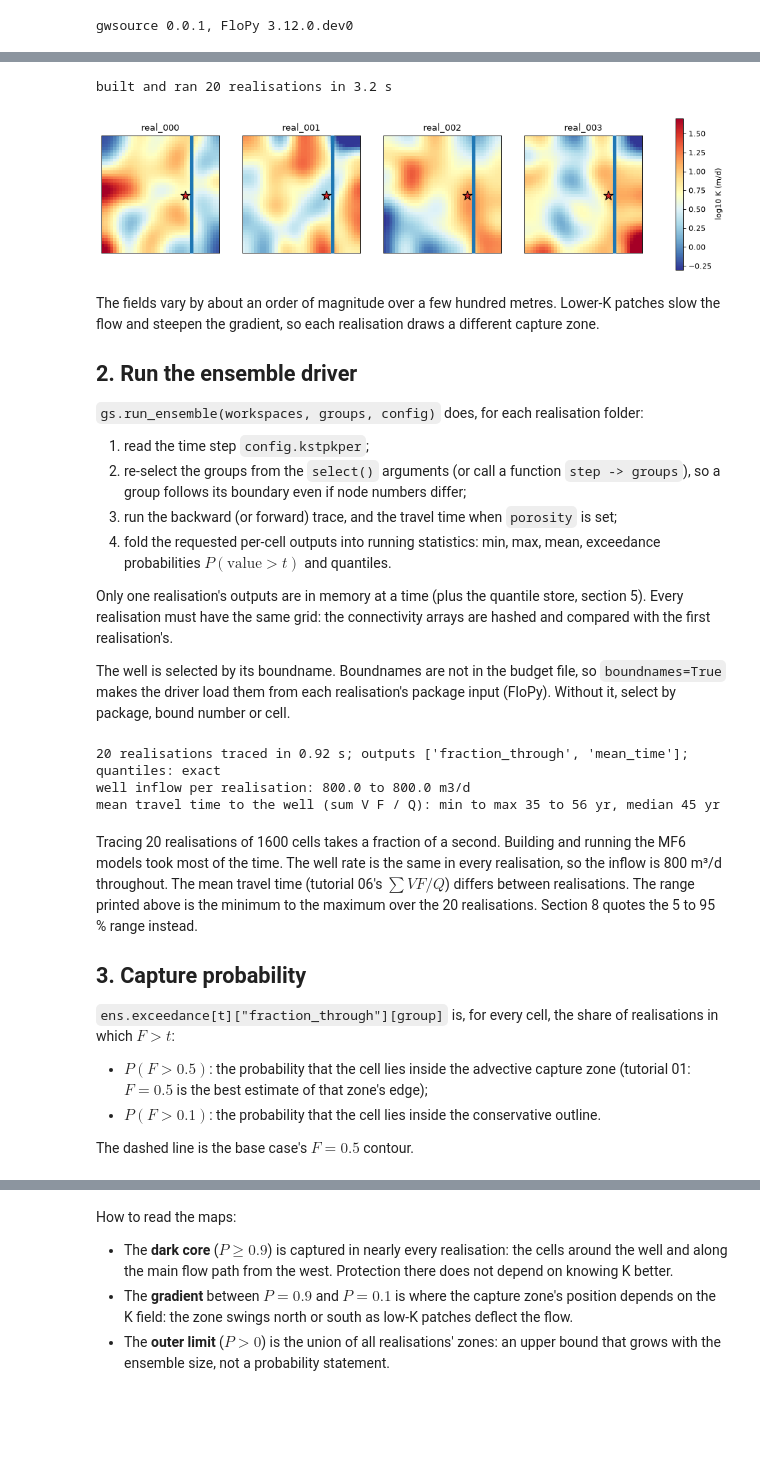
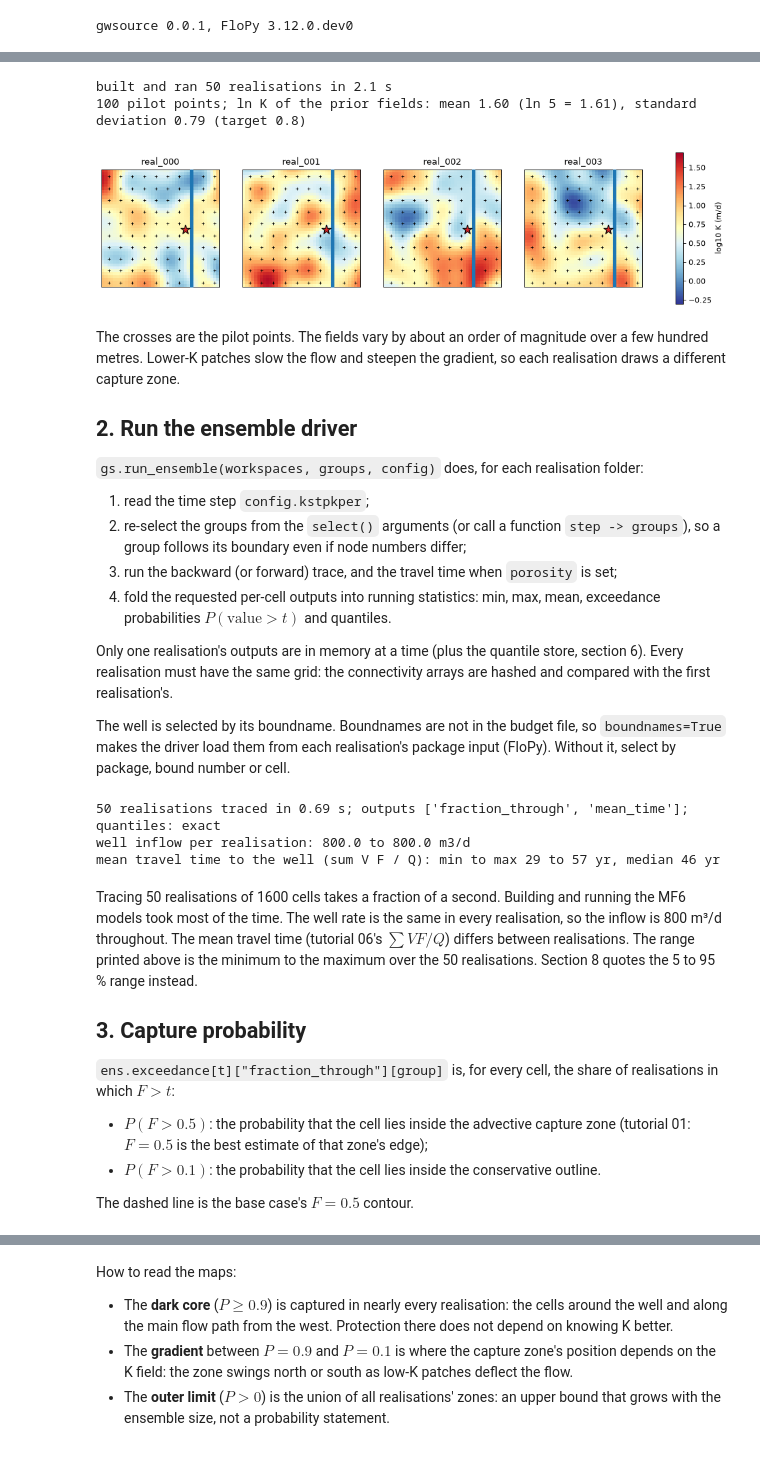
Before and after one commit to rhugman/gw-source, a Jupyter notebook: tutorials/09_ensembles/09_ensembles.ipynb, the cells around one changed output, grey strips where cells are left out. Saved outputs shown, nothing was run; the diff lists cells and outputs as text; code cells hidden in the pictures; blank space fills up the shorter version.

```diff
--- a/tutorials/09_ensembles/09_ensembles.ipynb
+++ b/tutorials/09_ensembles/09_ensembles.ipynb
@@ -42,10 +42,12 @@ import gwsource as gs  # noqa: E402
 NOTEBOOK_START = time.perf_counter()
 WORK = hbd.work_dir("09_ensembles", clean=True)  # tutorials/_work/09_ensembles (git-ignored)
 MF6 = hbd.mf6_exe()  # <repo>/bin/mf6
-N_REAL = 20  # number of K realisations
-ENSEMBLE_SEED = 7  # seeds the realisation seeds
+N_REAL = 50  # number of K realisations in the prior ensemble
+PRIOR_SEED = 3  # draws the prior ensemble
 SIGMA_LNK = 0.8  # standard deviation of ln K
-CORRELATION_CELLS = 4.0  # smoothing length of the K field, in cells
+CORRELATION_LENGTH = 400.0  # m: ln K is correlated as exp(-(r / CORRELATION_LENGTH)^2)
+PP_SPACING = 4  # pilot points every 4 cells (200 m): a 10 x 10 grid
+NUGGET = 1e-4  # keeps the pilot-point correlation matrix well conditioned
 GROUP = "well"
 GROUPS = {GROUP: {"boundnames": ["supply_well"]}}  # select() arguments, applied to every realisation
 THRESHOLDS = (0.1, 0.5)  # capture probability P(F > t)
@@ -62,10 +64,6 @@ N_OBS = 40  # number of head observation cells
 OBS_SEED = 11  # picks the observation cells
 NOISE_SD = 0.05  # standard deviation of the head measurement noise (m)
 NOISE_SEED = 12  # draws the noise added to the true heads
-PP_SPACING = 4  # pilot points every 4 cells (200 m): a 10 x 10 grid
-NUGGET = 1e-4  # keeps the pilot-point correlation matrix well conditioned
-N_REAL_IES = 50  # size of the prior ensemble
-PRIOR_SEED = 3  # draws the prior ensemble
 N_ITER = 3  # PEST++ IES iterations (NOPTMAX)
 N_WORKERS = min(8, os.cpu_count() or 1)  # local PEST++ workers; 0 runs PEST++ serially
 
@@ -82,30 +87,40 @@ These realisations are a prior: no data has shaped them. Section 9 conditions a
 # %%
 start = time.perf_counter()
-folders = hbd.build_ensemble(
-    WORK / "ensemble", MF6, N_REAL, seed=ENSEMBLE_SEED, sigma_lnk=SIGMA_LNK,
-    correlation_cells=CORRELATION_CELLS,
-)
-print(f"built and ran {len(folders)} realisations in {time.perf_counter() - start:.1f} s")
 base = hbd.build_quickstart(WORK / "base", MF6)
+spec = base.spec  # the homogeneous quickstart aquifer: grid, stresses and mean K
 base_step = gs.read_step(base.ws, boundnames=True)
 base_res = gs.backward(base_step, {GROUP: gs.select(base_step, **GROUPS[GROUP])})
 F_base = base_res.fraction_through[GROUP]
 
+mean_k = float(spec.k)
+pp_cells = helpers.pilot_point_cells(spec, PP_SPACING)
+pp_cov = helpers.pilot_point_covariance(spec, pp_cells, CORRELATION_LENGTH, NUGGET)
+weights = helpers.kriging_weights(spec, pp_cells, CORRELATION_LENGTH, NUGGET)  # (nrow, ncol, pilot points)
+prior_values = helpers.draw_prior(pp_cov, mean_k, SIGMA_LNK, N_REAL, PRIOR_SEED)  # (realisations, pilot points)
+model = helpers.build_kriged_model(WORK / "model", MF6, spec, weights, mean_k)
+folders = helpers.run_parameter_ensemble(model, WORK / "prior", helpers.prior_frame(prior_values), MF6, mean_k)
+print(f"built and ran {len(folders)} realisations in {time.perf_counter() - start:.1f} s")
+prior_lnk = np.log(mean_k) + np.einsum("rcp,np->nrc", weights, np.log(prior_values) - np.log(mean_k))
+print(f"{len(pp_cells)} pilot points; ln K of the prior fields: mean {prior_lnk.mean():.2f} "
+      f"(ln 5 = {np.log(mean_k):.2f}), standard deviation {prior_lnk.std():.2f} (target {SIGMA_LNK})")
+
+pp_xy = np.array([spec.xy(rc) for rc in pp_cells])
 fig, axes = plt.subplots(1, 4, figsize=(16.0, 4.0))
 for ax, ws in zip(axes, folders):
-    sim = flopy.mf6.MFSimulation.load(sim_ws=str(ws), load_only=["npf"], verbosity_level=0)
-    k = sim.get_model().npf.k.array.ravel()
-    collection = gs.export.plot_map(base.grb_file, base_step, np.log10(k), ax=ax, cmap="RdYlBu_r",
+    log10_k = np.log10(np.loadtxt(ws / "k.txt")).ravel()
+    collection = gs.export.plot_map(base.grb_file, base_step, log10_k, ax=ax, cmap="RdYlBu_r",
                                     vmin=-0.3, vmax=1.7)
+    ax.scatter(*pp_xy.T, marker="+", s=20, color="k", linewidths=0.8)
     hbd.overlay_features(ax, base.grb_file, base_step, packages=("RIV", "WEL"), legend=False)
     ax.set(aspect="equal", title=ws.name, xticks=[], yticks=[])
 fig.colorbar(collection, ax=axes, shrink=0.9, label="log10 K (m/d)")
 plt.show()
 # %% [output]
-built and ran 20 realisations in 3.2 s
+built and ran 50 realisations in 2.1 s
+100 pilot points; ln K of the prior fields: mean 1.60 (ln 5 = 1.61), standard deviation 0.79 (target 0.8)
-[figure, old version]
+[figure, new version]
 # %% [markdown]
-The fields vary by about an order of magnitude over a few hundred metres. Lower-K patches slow the flow and steepen the gradient, so each realisation draws a different capture zone.
+The crosses are the pilot points. The fields vary by about an order of magnitude over a few hundred metres. Lower-K patches slow the flow and steepen the gradient, so each realisation draws a different capture zone.
 
 ## 2. Run the ensemble driver
 
@@ -116,11 +131,11 @@ The fields vary by about an order of magnitude over a few hundred metres. Lower-
 3. run the backward (or forward) trace, and the travel time when `porosity` is set;
 4. fold the requested per-cell outputs into running statistics: min, max, mean, exceedance probabilities $P(\text{value} > t)$ and quantiles.
 
-Only one realisation's outputs are in memory at a time (plus the quantile store, section 5). Every realisation must have the same grid: the connectivity arrays are hashed and compared with the first realisation's.
+Only one realisation's outputs are in memory at a time (plus the quantile store, section 6). Every realisation must have the same grid: the connectivity arrays are hashed and compared with the first realisation's.
 
 The well is selected by its boundname. Boundnames are not in the budget file, so `boundnames=True` makes the driver load them from each realisation's package input (FloPy). Without it, select by package, bound number or cell.
 # %%
-workspaces = gs.list_realisations(WORK / "ensemble", "real_*")
+workspaces = gs.list_realisations(WORK / "prior", "real_*")
 config = gs.EnsembleConfig(
     outputs=("fraction_through", "mean_time"),
     thresholds=THRESHOLDS,
@@ -139,11 +154,11 @@ transit = ens.mean_transit_time[GROUP] / 365.25
 print(f"mean travel time to the well (sum V F / Q): min to max {transit.min():.0f} to {transit.max():.0f} yr, "
       f"median {np.median(transit):.0f} yr")
 # %% [output]
-20 realisations traced in 0.92 s; outputs ['fraction_through', 'mean_time']; quantiles: exact
+50 realisations traced in 0.69 s; outputs ['fraction_through', 'mean_time']; quantiles: exact
 well inflow per realisation: 800.0 to 800.0 m3/d
-mean travel time to the well (sum V F / Q): min to max 35 to 56 yr, median 45 yr
+mean travel time to the well (sum V F / Q): min to max 29 to 57 yr, median 46 yr
 # %% [markdown]
-Tracing 20 realisations of 1600 cells takes a fraction of a second. Building and running the MF6 models took most of the time. The well rate is the same in every realisation, so the inflow is 800 m³/d throughout. The mean travel time (tutorial 06's $\sum V F / Q$) differs between realisations. The range printed above is the minimum to the maximum over the 20 realisations. Section 8 quotes the 5 to 95 % range instead.
+Tracing 50 realisations of 1600 cells takes a fraction of a second. Building and running the MF6 models took most of the time. The well rate is the same in every realisation, so the inflow is 800 m³/d throughout. The mean travel time (tutorial 06's $\sum V F / Q$) differs between realisations. The range printed above is the minimum to the maximum over the 50 realisations. Section 8 quotes the 5 to 95 % range instead.
 
 ## 3. Capture probability
 
```
Also changed, not shown: parts of 27 cells of this notebook, 3 other files.
